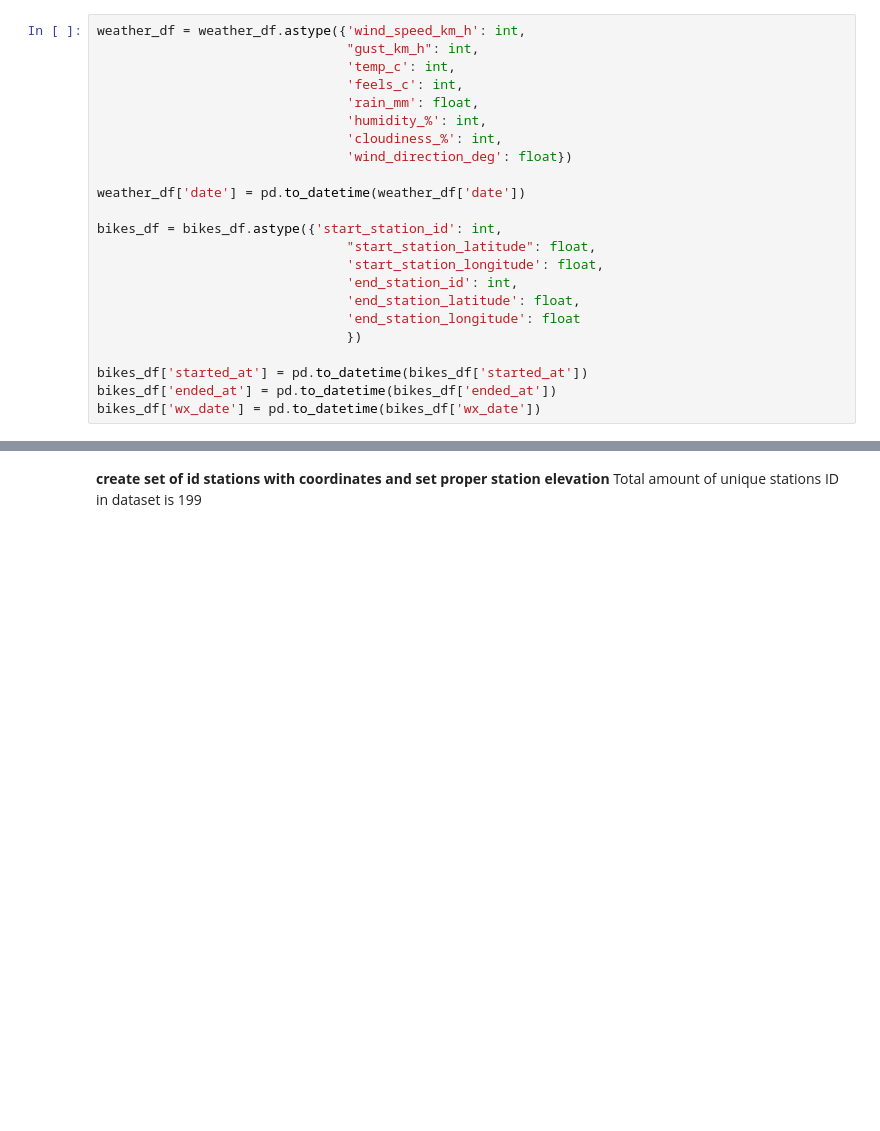
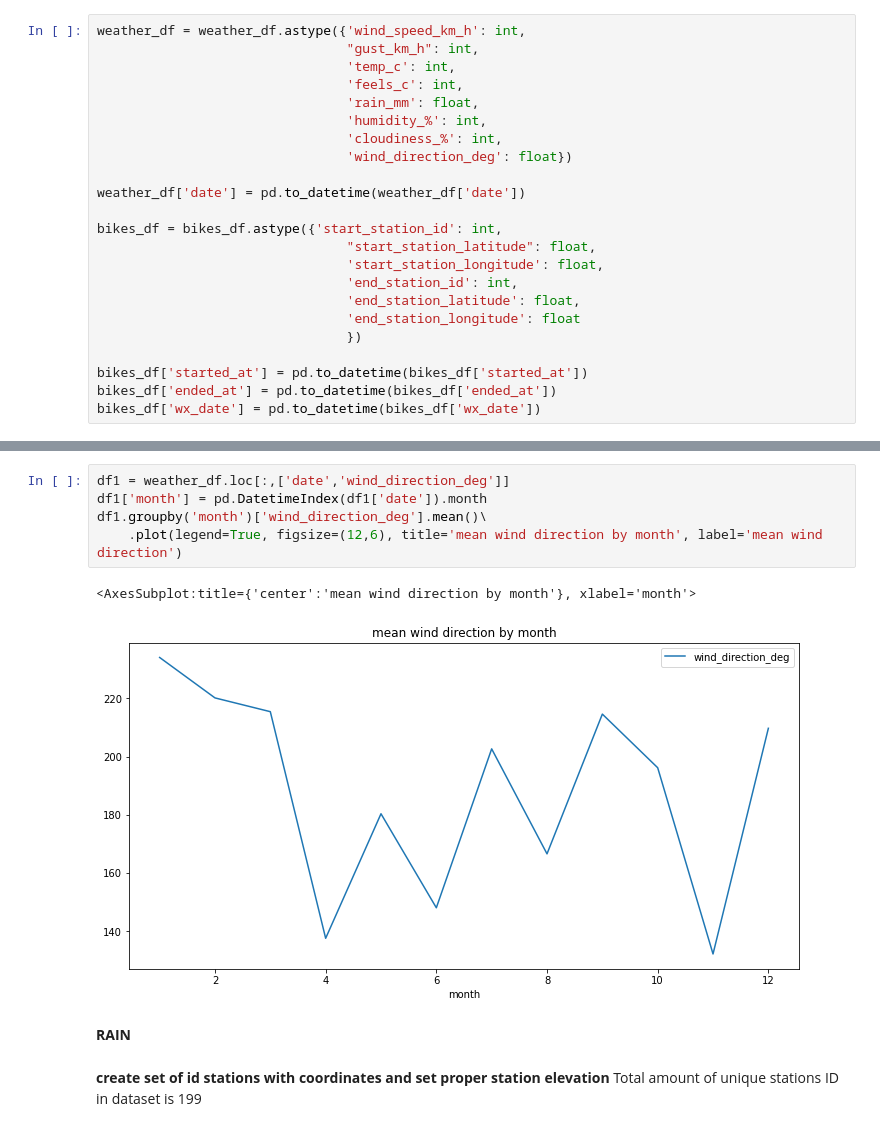
Before and after one commit to daim77/python_BI_analysis_bike_sharing, a Jupyter notebook: results.ipynb, the cells around one changed output, grey strips where cells are left out. Saved outputs shown, nothing was run; the diff lists cells and outputs as text; blank space fills up the shorter version.

```diff
--- a/results.ipynb
+++ b/results.ipynb
@@ -178,3 +197,13 @@ print(weather_df['wind_direction_deg'].value_counts())
+# %%
+df1 = weather_df.loc[:,['date','wind_direction_deg']]
+df1['month'] = pd.DatetimeIndex(df1['date']).month
+df1.groupby('month')['wind_direction_deg'].mean()\
+    .plot(legend=True, figsize=(12,6), title='mean wind direction by month', label='mean wind direction')
+# %% [output]
+<AxesSubplot:title={'center':'mean wind direction by month'}, xlabel='month'>
+[figure, added]
+# %% [markdown]
+**RAIN**
 # %% [markdown]
 **create set of id stations with coordinates and set proper station elevation**
 Total amount of unique stations ID in dataset is 199
```
Also changed, not shown: parts of 43 cells of this notebook.
